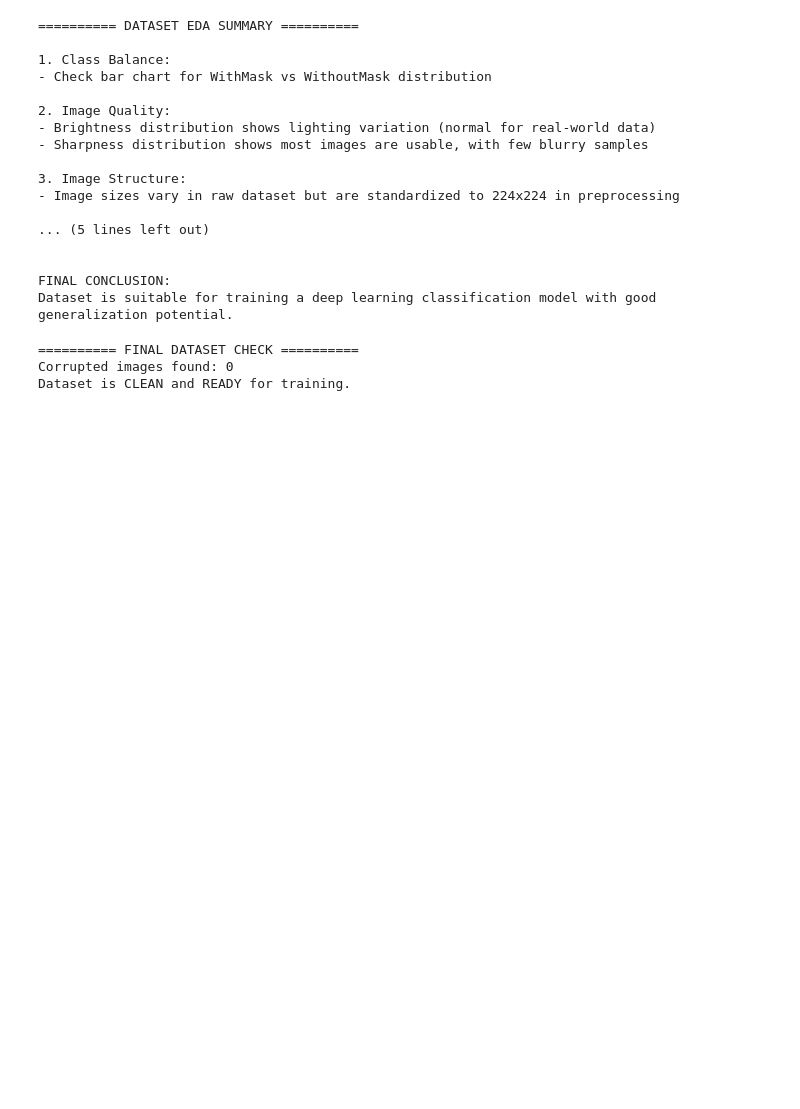
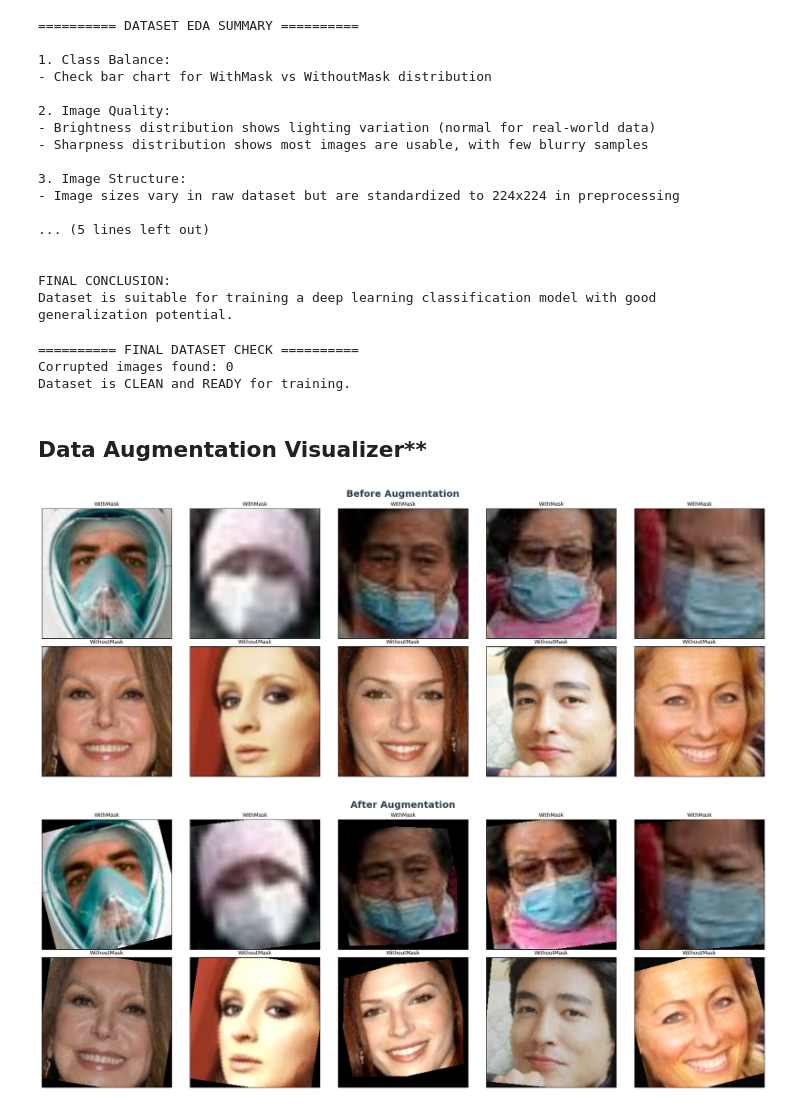
Before and after one commit to gehad-abdulaziz/face-mask-AML_project, a Jupyter notebook: notebooks/eda_notebook.ipynb, the cells around one changed output. Saved outputs shown, nothing was run; the diff lists cells and outputs as text; code cells hidden in the pictures; blank space fills up the shorter version.

Commit message:
add augmentation pipeline + update README

```diff
--- a/notebooks/eda_notebook.ipynb
+++ b/notebooks/eda_notebook.ipynb
@@ -247,3 +249,47 @@ else:
 ========== FINAL DATASET CHECK ==========
 Corrupted images found: 0
 Dataset is CLEAN and READY for training.
+# %% [markdown]
+##  Data Augmentation Visualizer**
+# %%
+DATA_PATH = "../data"
+
+def im_convert(tensor):
+    image = tensor.cpu().numpy()
+    image = image.transpose(1, 2, 0)
+    image = image * np.array((0.229, 0.224, 0.225)) + np.array((0.485, 0.456, 0.406))
+    image = image.clip(0, 1)
+    return image
+
+def plot_images(images, labels, title, save_path):
+    fig = plt.figure(figsize=(20, 8))
+    fig.suptitle(title, fontsize=18, fontweight='bold', color='#2c3e50')
+    for idx in np.arange(10):
+        ax = fig.add_subplot(2, 5, idx+1, xticks=[], yticks=[])
+        plt.imshow(im_convert(images[idx]))
+        ax.set_title(CLASSES[labels[idx].item()].replace('_', ' '), fontsize=10)
+    plt.tight_layout()
+    plt.savefig(save_path, dpi=150, bbox_inches='tight')
+    plt.show()
+
+basic_dataset = datasets.ImageFolder(root=f"{DATA_PATH}/Train", transform=test_val_transform)
+aug_dataset   = datasets.ImageFolder(root=f"{DATA_PATH}/Train", transform=train_transform)
+
+CLASSES = basic_dataset.classes
+
+targets = np.array(basic_dataset.targets)
+with_mask_idx    = np.where(targets == 0)[0][:5].tolist()
+without_mask_idx = np.where(targets == 1)[0][:5].tolist()
+indices = with_mask_idx + without_mask_idx
+
+basic_loader = DataLoader(Subset(basic_dataset, indices), batch_size=10, shuffle=False)
+aug_loader   = DataLoader(Subset(aug_dataset,   indices), batch_size=10, shuffle=False)
+
+basic_images, basic_labels = next(iter(basic_loader))
+aug_images,   aug_labels   = next(iter(aug_loader))
+
+plot_images(basic_images, basic_labels, "Before Augmentation", "../reports/before_augmentation.png")
+plot_images(aug_images,   aug_labels,   "After Augmentation",  "../reports/after_augmentation.png")
+# %% [output]
+[figure, added]
+[figure, added]
```
Also changed, not shown: parts of 7 cells of this notebook, 6 other files.
